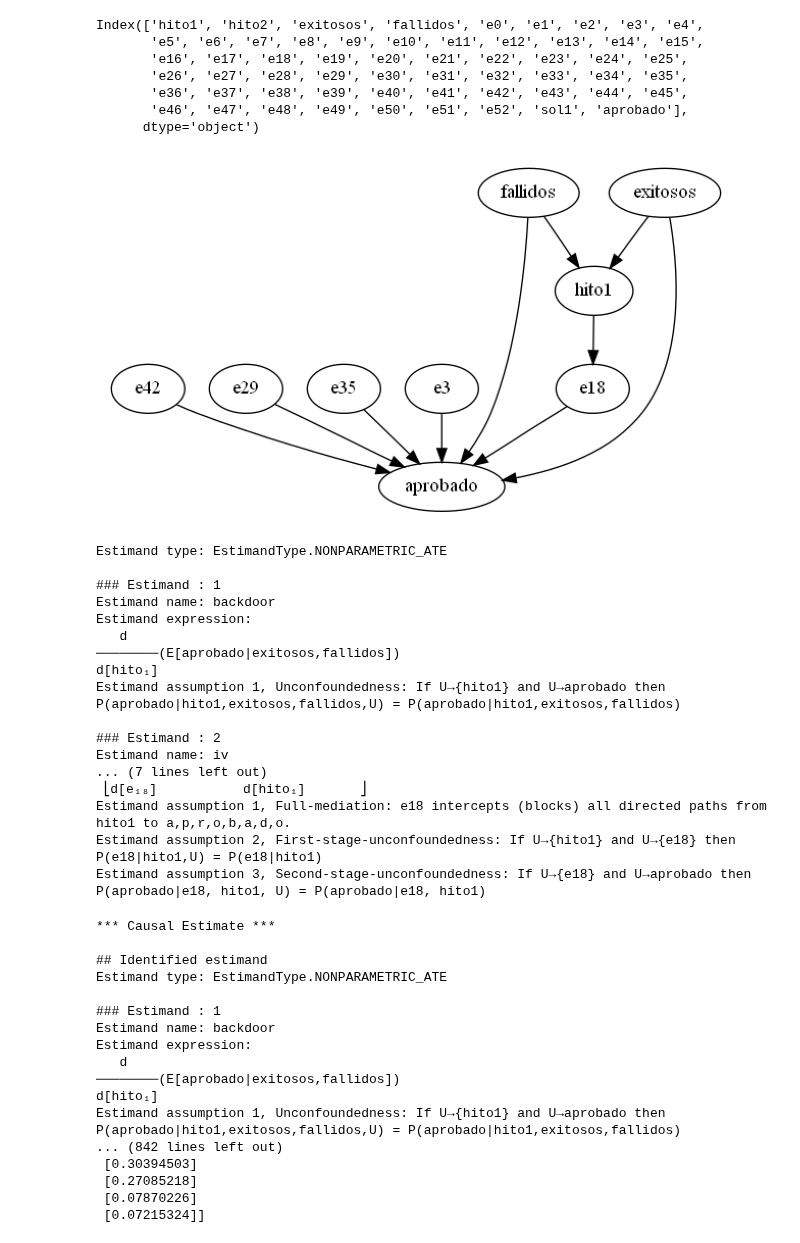
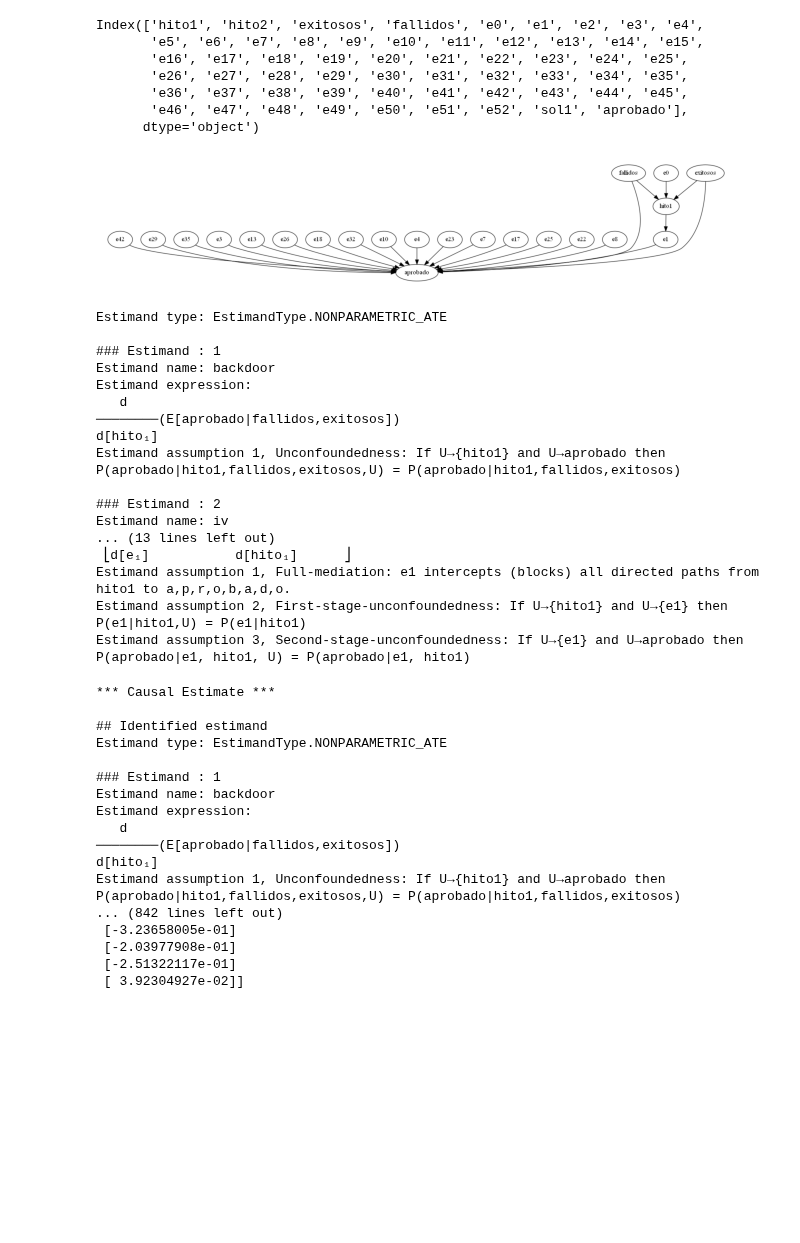
Before and after one commit to tonporaqui/tesis, a Jupyter notebook: jupyter_notebook/notebooks/DowHy/Analisis_hito1_shap/causalidad_hito1_notPrediction.ipynb, the cells around one changed output. Drawn from its saved outputs; the diff is of its cells as text; code cells hidden in the pictures; blank space fills up the shorter version.

Commit message:
exploracion hito1

```diff
--- a/jupyter_notebook/notebooks/DowHy/Analisis_hito1_shap/causalidad_hito1_notPrediction.ipynb
+++ b/jupyter_notebook/notebooks/DowHy/Analisis_hito1_shap/causalidad_hito1_notPrediction.ipynb
@@ -55,33 +55,42 @@ Index(['hito1', 'hito2', 'exitosos', 'fallidos', 'e0', 'e1', 'e2', 'e3', 'e4',
        'e46', 'e47', 'e48', 'e49', 'e50', 'e51', 'e52', 'sol1', 'aprobado'],
       dtype='object')
 # %%
-# Paso 1: Modelar un problema causal
-
 model = CausalModel(
     data=df,
     treatment="hito1",
     outcome="aprobado",
     graph="""
     digraph {
-        hito1 -> e18; e18 -> aprobado;
+        hito1 -> e1; e1 -> aprobado;
         e42 -> aprobado;
         e29 -> aprobado;
         e35 -> aprobado;
         e3 -> aprobado;
+        e13-> aprobado;
+        e26-> aprobado;
+        e18-> aprobado;
+        e32-> aprobado;
+        e10-> aprobado;
+        e0 -> hito1;
+        e4-> aprobado;
+        e23-> aprobado;
+        e7-> aprobado;
+        e17-> aprobado;
+        e25-> aprobado;
+        e22-> aprobado;
+        e8-> aprobado;
         fallidos -> hito1; fallidos -> aprobado;
         exitosos -> hito1; exitosos -> aprobado;
     }
     """,
 )
-
-
 # Visualizar el modelo causal con la variable de causa común no observada
 model.view_model(
     layout="dot",
     file_name="../../../resources/causalidad/analisis_shap/graph_causal_model_hito1_notPrediction",
 )
 # %% [output]
-[figure, old version]
+[figure, new version]
 # %%
 # Paso 2: Identificar el estimando objetivo bajo el modelo
 identified_estimand = model.identify_effect(proceed_when_unidentifiable=True)
@@ -93,17 +102,17 @@ Estimand type: EstimandType.NONPARAMETRIC_ATE
 Estimand name: backdoor
 Estimand expression:
    d
-────────(E[aprobado|exitosos,fallidos])
+────────(E[aprobado|fallidos,exitosos])
 d[hito₁]
-Estimand assumption 1, Unconfoundedness: If U→{hito1} and U→aprobado then P(aprobado|hito1,exitosos,fallidos,U) = P(aprobado|hito1,exitosos,fallidos)
+Estimand assumption 1, Unconfoundedness: If U→{hito1} and U→aprobado then P(aprobado|hito1,fallidos,exitosos,U) = P(aprobado|hito1,fallidos,exitosos)
 
 ### Estimand : 2
 Estimand name: iv
-... (7 lines left out)
- ⎣d[e₁₈]           d[hito₁]       ⎦
-Estimand assumption 1, Full-mediation: e18 intercepts (blocks) all directed paths from hito1 to a,p,r,o,b,a,d,o.
-Estimand assumption 2, First-stage-unconfoundedness: If U→{hito1} and U→{e18} then P(e18|hito1,U) = P(e18|hito1)
-Estimand assumption 3, Second-stage-unconfoundedness: If U→{e18} and U→aprobado then P(aprobado|e18, hito1, U) = P(aprobado|e18, hito1)
+... (13 lines left out)
+ ⎣d[e₁]           d[hito₁]      ⎦
+Estimand assumption 1, Full-mediation: e1 intercepts (blocks) all directed paths from hito1 to a,p,r,o,b,a,d,o.
+Estimand assumption 2, First-stage-unconfoundedness: If U→{hito1} and U→{e1} then P(e1|hito1,U) = P(e1|hito1)
+Estimand assumption 3, Second-stage-unconfoundedness: If U→{e1} and U→aprobado then P(aprobado|e1, hito1, U) = P(aprobado|e1, hito1)
 # %%
 # Paso 3: Estimar el efecto causal usando un método basado en árboles
 estimate = model.estimate_effect(
@@ -140,14 +149,14 @@ Estimand type: EstimandType.NONPARAMETRIC_ATE
 Estimand name: backdoor
 Estimand expression:
    d
-────────(E[aprobado|exitosos,fallidos])
+────────(E[aprobado|fallidos,exitosos])
 d[hito₁]
-Estimand assumption 1, Unconfoundedness: If U→{hito1} and U→aprobado then P(aprobado|hito1,exitosos,fallidos,U) = P(aprobado|hito1,exitosos,fallidos)
+Estimand assumption 1, Unconfoundedness: If U→{hito1} and U→aprobado then P(aprobado|hito1,fallidos,exitosos,U) = P(aprobado|hito1,fallidos,exitosos)
 ... (842 lines left out)
- [0.30394503]
- [0.27085218]
- [0.07870226]
- [0.07215324]]
+ [-3.23658005e-01]
+ [-2.03977908e-01]
+ [-2.51322117e-01]
+ [ 3.92304927e-02]]
 # %%
 # Refutador de datos aleatorios
 refute1 = model.refute_estimate(
```
Also changed, not shown: parts of 8 cells of this notebook, 3 other files.
